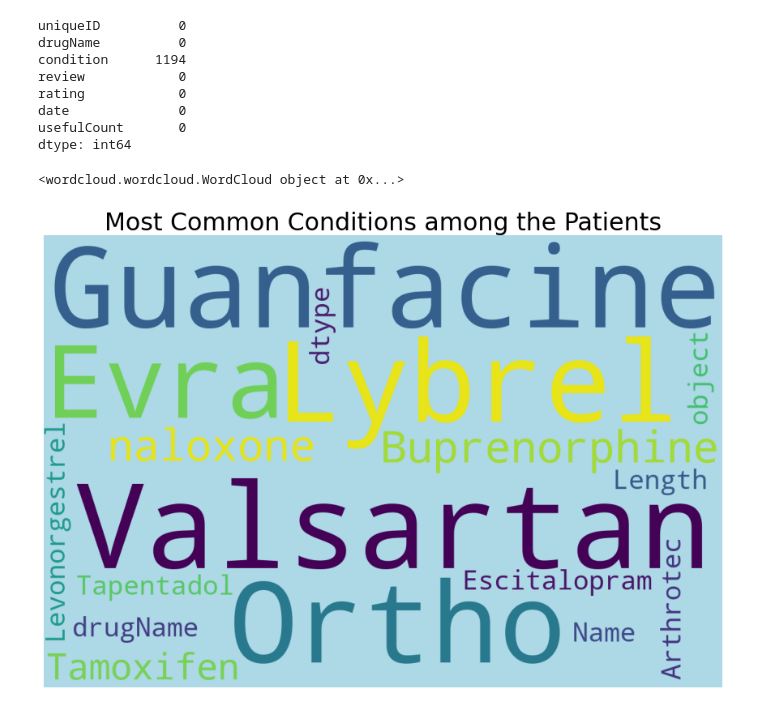
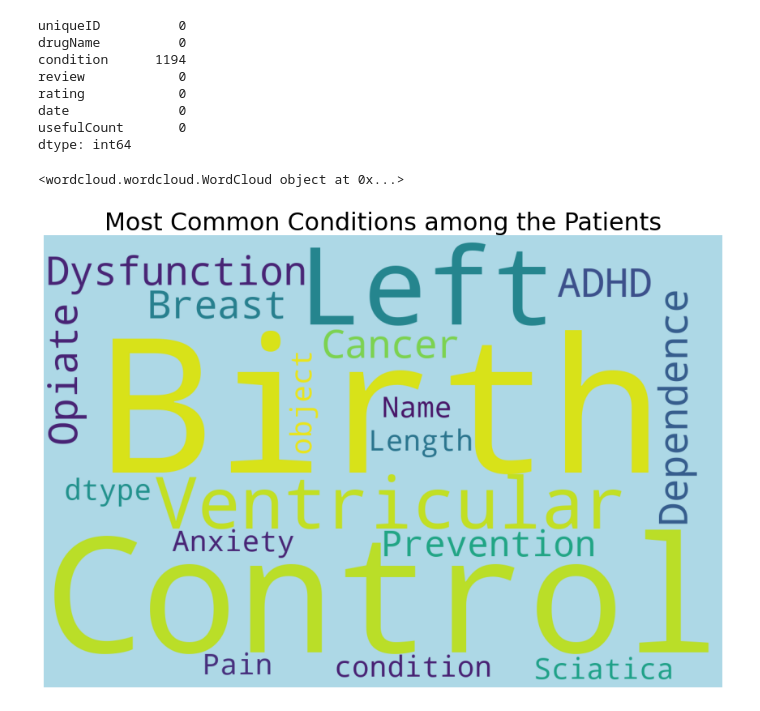
Before and after one commit to buriihenry/Drugs-Recommendation, a Jupyter notebook: Drugs_Recommendation.ipynb, the cells around one changed output. Cells and saved outputs as stored; diff of their text form; code cells hidden in the pictures.

```diff
--- a/Drugs_Recommendation.ipynb
+++ b/Drugs_Recommendation.ipynb
@@ -104,18 +104,18 @@ dtype: int64
 # %%
 # most common condition
 from wordcloud import WordCloud
 from wordcloud import STOPWORDS
 
 stopwords = set(STOPWORDS)
 
-wordcloud = WordCloud(background_color = 'lightblue', stopwords = stopwords, max_words = 100, width = 1200, height = 800).generate(str(data['drugName']))
+wordcloud = WordCloud(background_color = 'lightblue', stopwords = stopwords, max_words = 100, width = 1200, height = 800).generate(str(data['condition']))
 
 plt.rcParams['figure.figsize'] = (15, 15)
 plt.title('Most Common Conditions among the Patients', fontsize = 30)
 print(wordcloud)
 plt.axis('off')
 plt.imshow(wordcloud)
 plt.show()
 # %% [output]
 <wordcloud.wordcloud.WordCloud object at 0x...>
-[figure, old version]
+[figure, new version]
```
Also changed, not shown: parts of 12 cells of this notebook.
